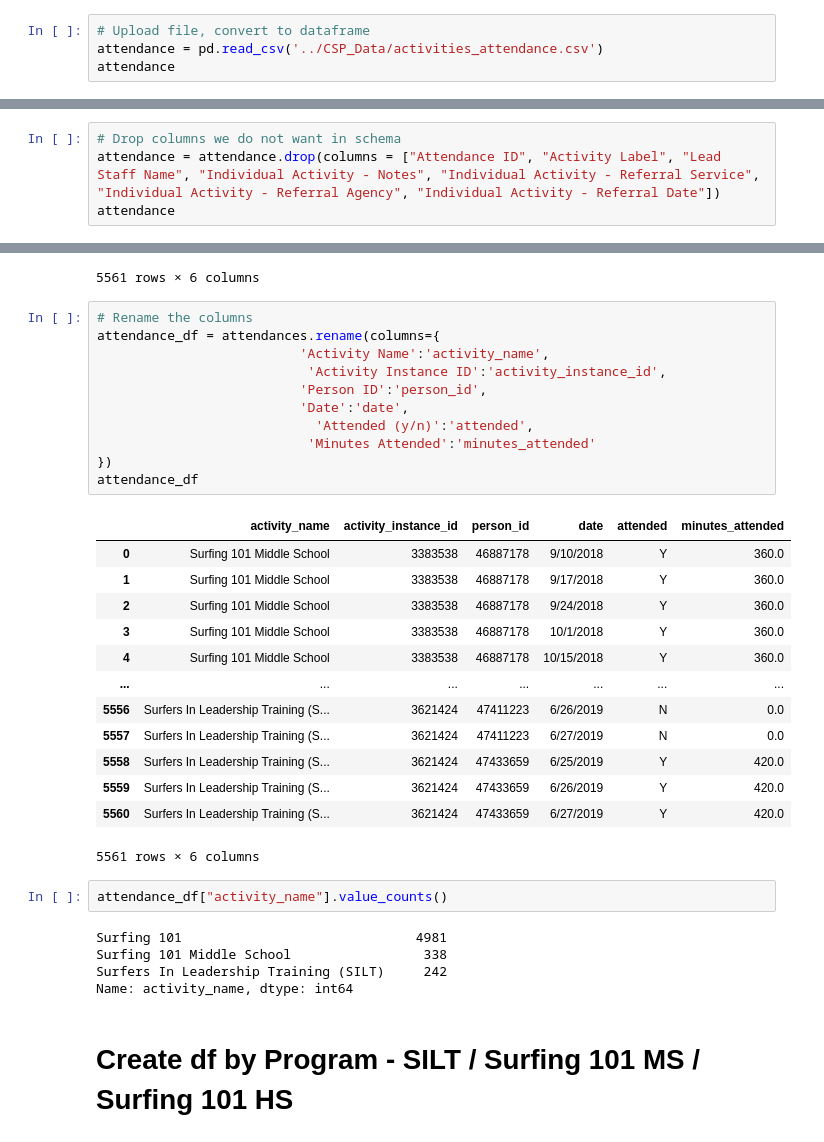
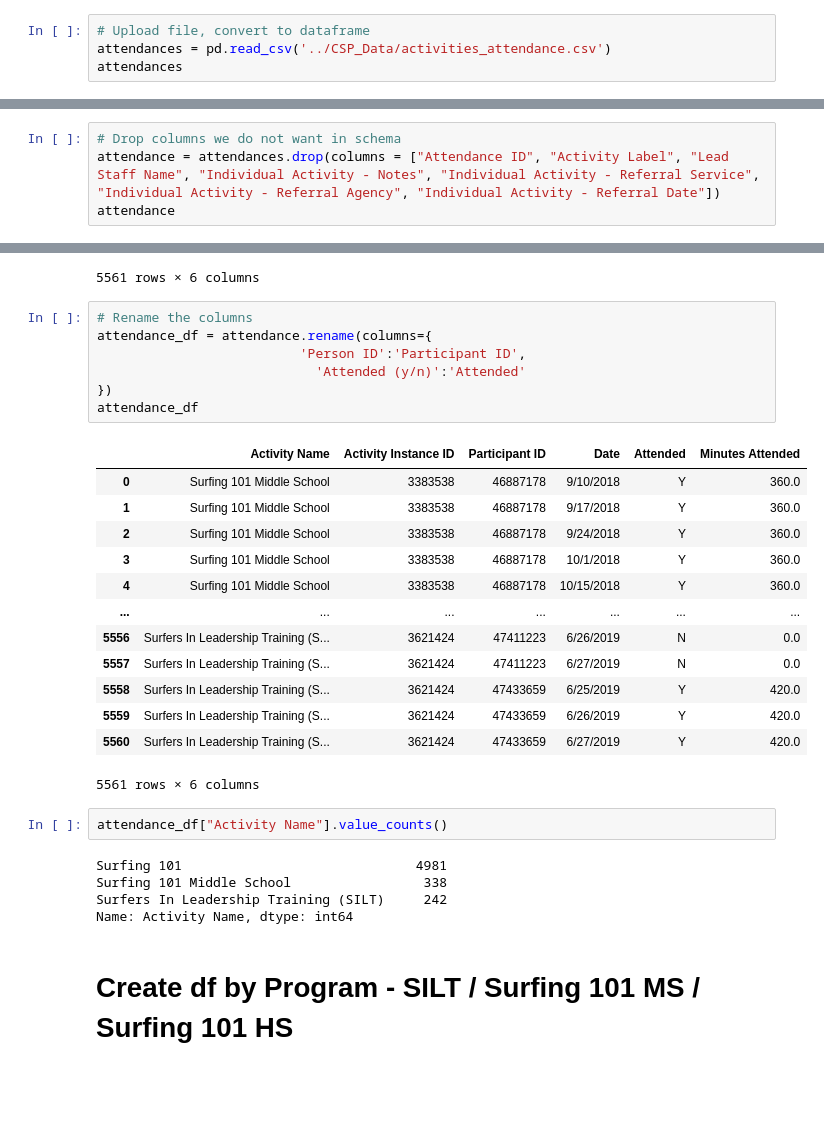
Before and after one commit to SladeMahoney/City_Surf_Project, a Jupyter notebook: Database/Attendance_clean.ipynb, the cells around one changed output, grey strips where cells are left out. Saved outputs shown, nothing was run; the diff lists cells and outputs as text; blank space fills up the shorter version.

```diff
--- a/Database/Attendance_clean.ipynb
+++ b/Database/Attendance_clean.ipynb
@@ -6,8 +5,8 @@ from pathlib import Path
 import numpy as np
 # %%
 # Upload file, convert to dataframe
-attendance = pd.read_csv('../CSP_Data/activities_attendance.csv')
-attendance
+attendances = pd.read_csv('../CSP_Data/activities_attendance.csv')
+attendances
 # %% [output]
 |  | Attendance ID | Activity Name | Activity Instance ID | Activity Label | Person ID | Date | ... |
 | 0 | NaN | Surfing 101 Middle School | 3383538 | Aptos Surfing 101 Course | 46887178 | 9/10/2018 | ... |
@@ -41,7 +40,7 @@ Individual Activity - Referral Date       float64
 dtype: object
 # %%
 # Drop columns we do not want in schema
-attendance = attendance.drop(columns = ["Attendance ID", "Activity Label", "Lead Staff Name", "Individual Activity - Notes", "Individual Activity - Referral Service", "Individual Activity - Referral Agency", "Individual Activity - Referral Date"])
+attendance = attendances.drop(columns = ["Attendance ID", "Activity Label", "Lead Staff Name", "Individual Activity - Notes", "Individual Activity - Referral Service", "Individual Activity - Referral Agency", "Individual Activity - Referral Date"])
 attendance
 # %% [output]
 |  | Activity Name | Activity Instance ID | Person ID | Date | Attended (y/n) | Minutes Attended |
@@ -59,17 +58,13 @@ attendance
 5561 rows × 6 columns
 # %%
 # Rename the columns
-attendance_df = attendances.rename(columns={
-                          'Activity Name':'activity_name',
-                           'Activity Instance ID':'activity_instance_id',
-                          'Person ID':'person_id',
-                          'Date':'date',
-                            'Attended (y/n)':'attended',
-                           'Minutes Attended':'minutes_attended'
+attendance_df = attendance.rename(columns={
+                          'Person ID':'Participant ID',
+                            'Attended (y/n)':'Attended'
 })
 attendance_df
 # %% [output]
-|  | activity_name | activity_instance_id | person_id | date | attended | minutes_attended |
+|  | Activity Name | Activity Instance ID | Participant ID | Date | Attended | Minutes Attended |
 | 0 | Surfing 101 Middle School | 3383538 | 46887178 | 9/10/2018 | Y | 360.0 |
 | 1 | Surfing 101 Middle School | 3383538 | 46887178 | 9/17/2018 | Y | 360.0 |
 | 2 | Surfing 101 Middle School | 3383538 | 46887178 | 9/24/2018 | Y | 360.0 |
@@ -83,12 +78,12 @@ attendance_df
 | 5560 | Surfers In Leadership Training (S... | 3621424 | 47433659 | 6/27/2019 | Y | 420.0 |
 5561 rows × 6 columns
 # %%
-attendance_df["activity_name"].value_counts()
+attendance_df["Activity Name"].value_counts()
 # %% [output]
 Surfing 101                              4981
 Surfing 101 Middle School                 338
 Surfers In Leadership Training (SILT)     242
-Name: activity_name, dtype: int64
+Name: Activity Name, dtype: int64
 # %% [markdown]
 # Create df by Program - SILT / Surfing 101 MS / Surfing 101 HS
 # %%
```
Also changed, not shown: parts of 13 cells of this notebook.
